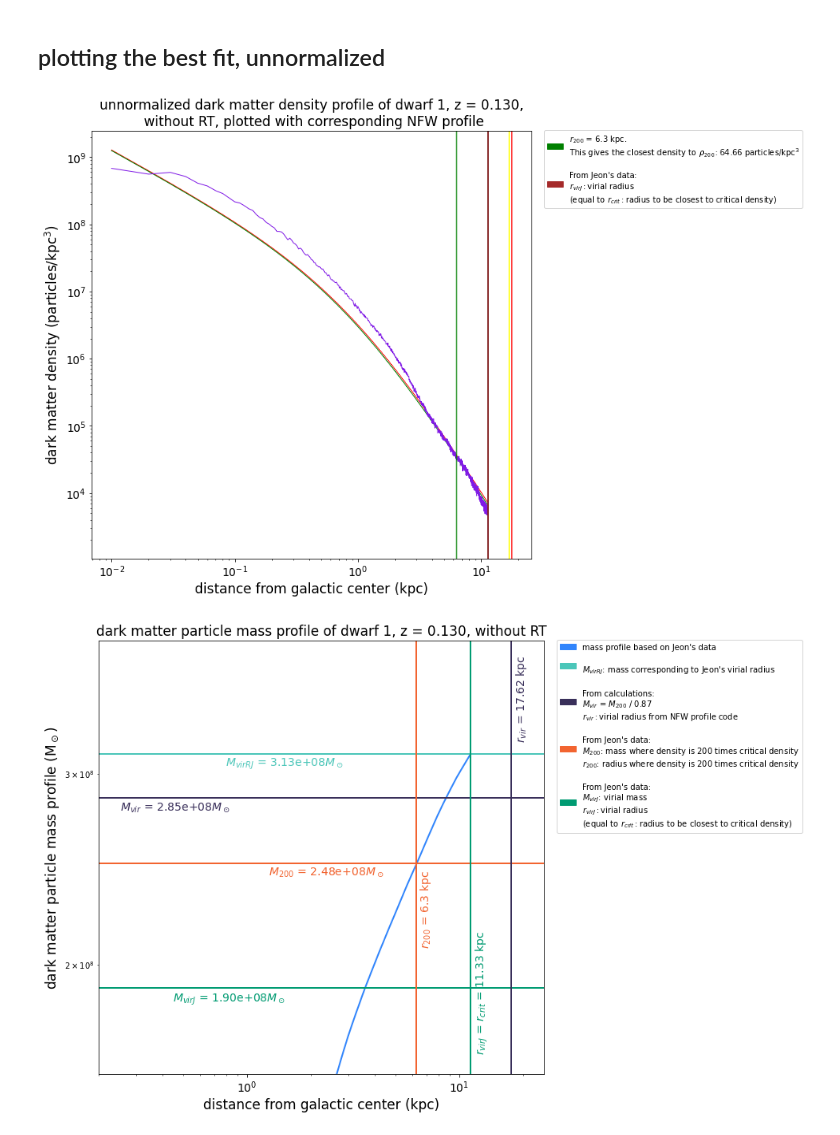
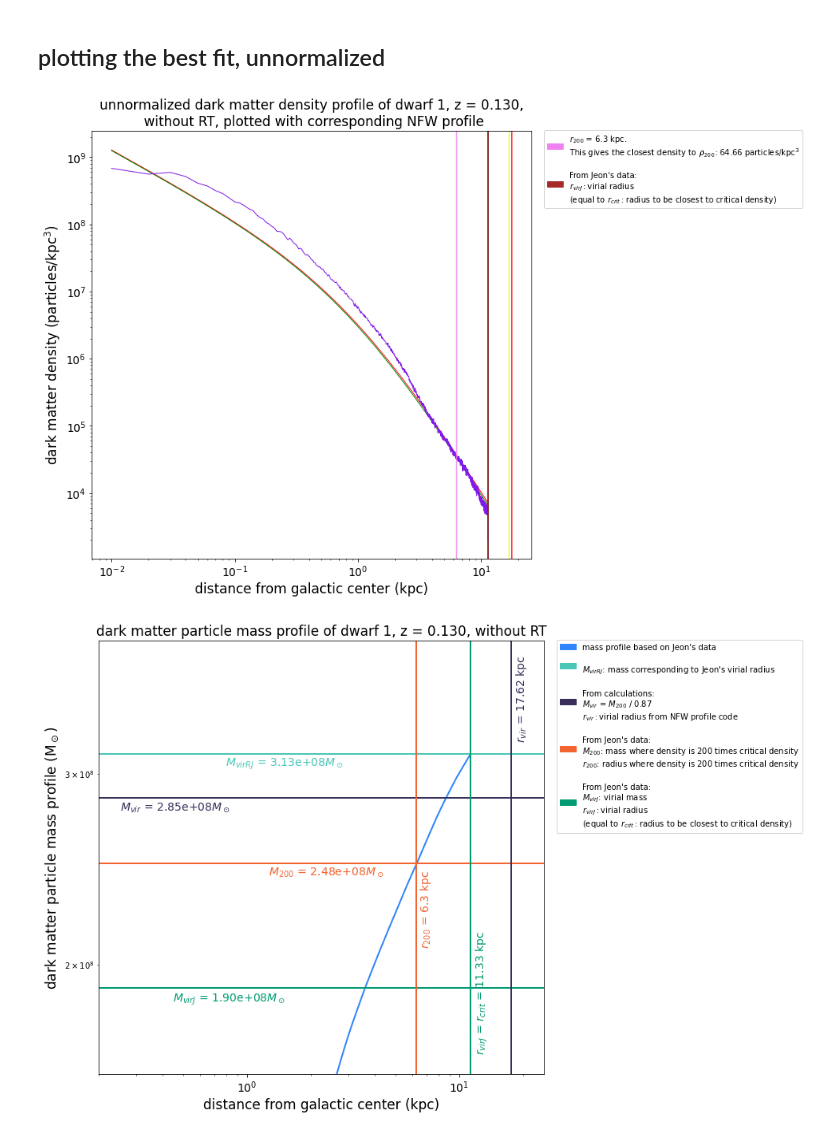
Before and after one commit to nguyenbinh1612/Binh_UFD, a Jupyter notebook: fit-with-NFW-dwarf1.ipynb, the cells around one changed output. Cells and saved outputs as stored; diff of their text form; code cells hidden in the pictures.

```diff
--- a/fit-with-NFW-dwarf1.ipynb
+++ b/fit-with-NFW-dwarf1.ipynb
@@ -113,36 +113,36 @@ rad_1 = "$r_{crit}$ = " + str(rad_at_rho_crit) + " kpc.\nThis gives the closest
 str(round(density_profile290_noRT[index][0], 2)) + " particles/kpc$^3$"
 # multiply the density here by 500 to make the horizontal & vertical lines intersect!
 rad_2 = "$r_{virJ}$ = " + str(round(1.133394e+04 * 0.001, 2)) + " kpc.\nThis is Jeon's virial radius."
 rad_3 = "$r_{200}$ = " + str(rad200) + " kpc.\nThis gives the closest density to $ρ_{200}$: " + \
 str(round(density_profile290_noRT[ind][0], 2)) + " particles/kpc$^3$"
 
 # the rest is the actual graphing stuff
 fig, ax = plt.subplots(figsize=[10, 10])
 
 plt.plot(radius6, density_profile6, color='red', linewidth=1)
 plt.plot(radius6_1, density_profile6_1, color='green', linewidth=1)
 plt.plot(radius6, density_profile290_noRT * 500, color=(0.5, 0.1, 0.9, 1), linewidth=1)
 plt.axvline(rad_at_rho_crit, color='black')
 plt.axvline(1.133394e+04 * 0.001, color='brown')
-plt.axvline(radi, color='green')
+plt.axvline(radi, color='violet')
 plt.axvline(halo6_1.r_vir(), color='yellow')
 plt.axvline(halo6.r_vir(), color='red')
-note1 = mpatches.Patch(color='green', label=rad_3)
+note1 = mpatches.Patch(color='violet', label=rad_3)
 note2 = mpatches.Patch(color='brown', label="\nFrom Jeon's data:\n$r_{virJ}:$virial radius\n(equal to $r_{crit}:$radius to be closest to critical density)")
 plt.legend(handles=[note1, note2], bbox_to_anchor=(1.02, 1.01), loc='upper left')
 
 plt.xlabel('distance from galactic center (kpc)', fontsize=17)
 plt.ylabel('dark matter density (particles/kpc$^3$)', fontsize=17) # using LATEX here!
 plt.title('unnormalized dark matter density profile of dwarf 1, z = 0.130,\n without RT, plotted with corresponding NFW profile', loc='center', fontsize=17)
 plt.xticks(fontsize=14)
 plt.yticks(fontsize=14)
 plt.xscale('log')
 plt.yscale('log')
 
 
 plt.show()
 # %% [output]
-[figure, old version]
+[figure, new version]
 # %%
 # plotting the mass profile at this redshift
 
```
